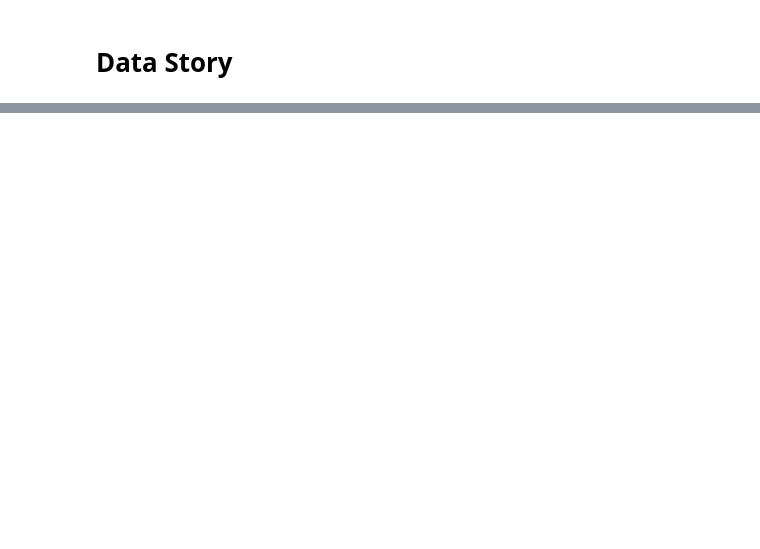
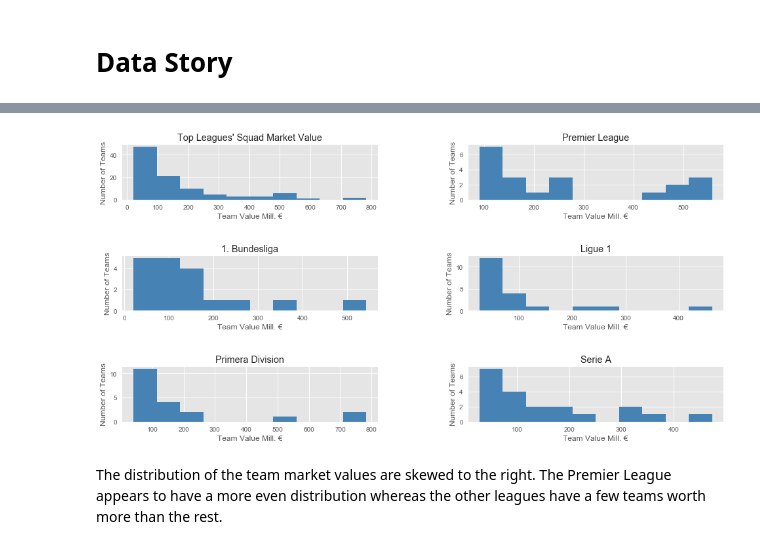
Before and after one commit to gpguerra7/Springboard-Exercises, a Jupyter notebook: Capstone 1/Capstone 1.ipynb, the cells around one changed output, grey strips where cells are left out. Drawn from its saved outputs; the diff is of its cells as text; code cells hidden in the pictures; blank space fills up the shorter version.

```diff
--- a/Capstone 1/Capstone 1.ipynb
+++ b/Capstone 1/Capstone 1.ipynb
@@ -337,7 +341,3 @@ Summary_df.head(5)
 | 4 | 5.0 | Arsenal FC | 20.0 | 6.0 | 9.0 | 68.0 | 42.0 | 26.0 | 66.0 | ... |
 # %% [markdown]
 # Data Story
-# %%
-#seaborn settings
-sns.set_palette("deep", desat=.6)
-sns.set_context(rc={"figure.figsize": (8,4)})
@@ -372,0 +419,64 @@ None
+# %%
+from matplotlib.ticker import NullFormatter
+
+plt.subplot(321)
+plt.hist(Summary_df["Team Value Mill. €"], color='steelblue')
+plt.title("Top Leagues' Squad Market Value")
+plt.ylabel("Number of Teams")
+plt.xlabel("Team Value Mill. €")
+plt.grid(True)
+
+
+# Premier League
+plt.subplot(322)
+plt.hist(Summary_df[Summary_df['League Name']=="Premier League"]["Team Value Mill. €"], color='steelblue')
+plt.title('Premier League')
+plt.ylabel("Number of Teams")
+plt.xlabel("Team Value Mill. €")
+plt.grid(True)
+
+# Bundesliga
+plt.subplot(323)
+plt.hist(Summary_df[Summary_df['League Name']=="1. Bundesliga"]["Team Value Mill. €"], color='steelblue')
+plt.title('1. Bundesliga')
+plt.ylabel("Number of Teams")
+plt.xlabel("Team Value Mill. €")
+plt.grid(True)
+
+
+# Ligue 1
+plt.subplot(324)
+plt.hist(Summary_df[Summary_df['League Name']=="Ligue 1"]["Team Value Mill. €"], color='steelblue')
+plt.title('Ligue 1')
+plt.ylabel("Number of Teams")
+plt.xlabel("Team Value Mill. €")
+plt.grid(True)
+
+# Primera Division
+plt.subplot(325)
+plt.hist(Summary_df[Summary_df['League Name']=="Primera Division"]["Team Value Mill. €"], color='steelblue')
+plt.title('Primera Division')
+plt.ylabel("Number of Teams")
+plt.xlabel("Team Value Mill. €")
+plt.grid(True)
+
+# Serie A
+plt.subplot(326)
+plt.hist(Summary_df[Summary_df['League Name']=="Serie A"]["Team Value Mill. €"], color='steelblue')
+plt.title('Serie A')
+plt.ylabel("Number of Teams")
+plt.xlabel("Team Value Mill. €")
+plt.grid(True)
+
+
+plt.gca().yaxis.set_minor_formatter(NullFormatter())
+
+plt.subplots_adjust(top=0.92, bottom=0.08, left=0.10, right=0.95, hspace=1,
+                    wspace=0.35)
+plt.show()
+plt.figure(figsize=(15,7))
+None
+# %% [output]
+[figure, added]
+# %% [markdown]
+The distribution of the team market values are skewed to the right. The Premier League appears to have a more even distribution whereas the other leagues have a few teams worth more than the rest.
```
Also changed, not shown: parts of 21 cells of this notebook.
